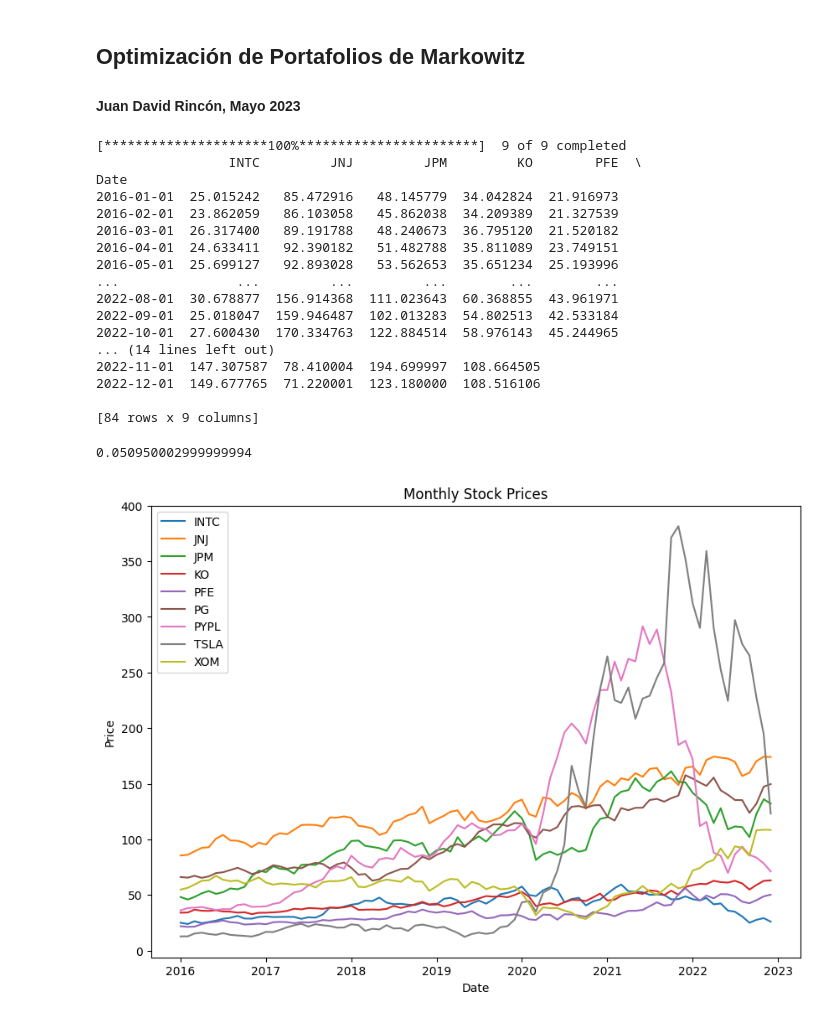
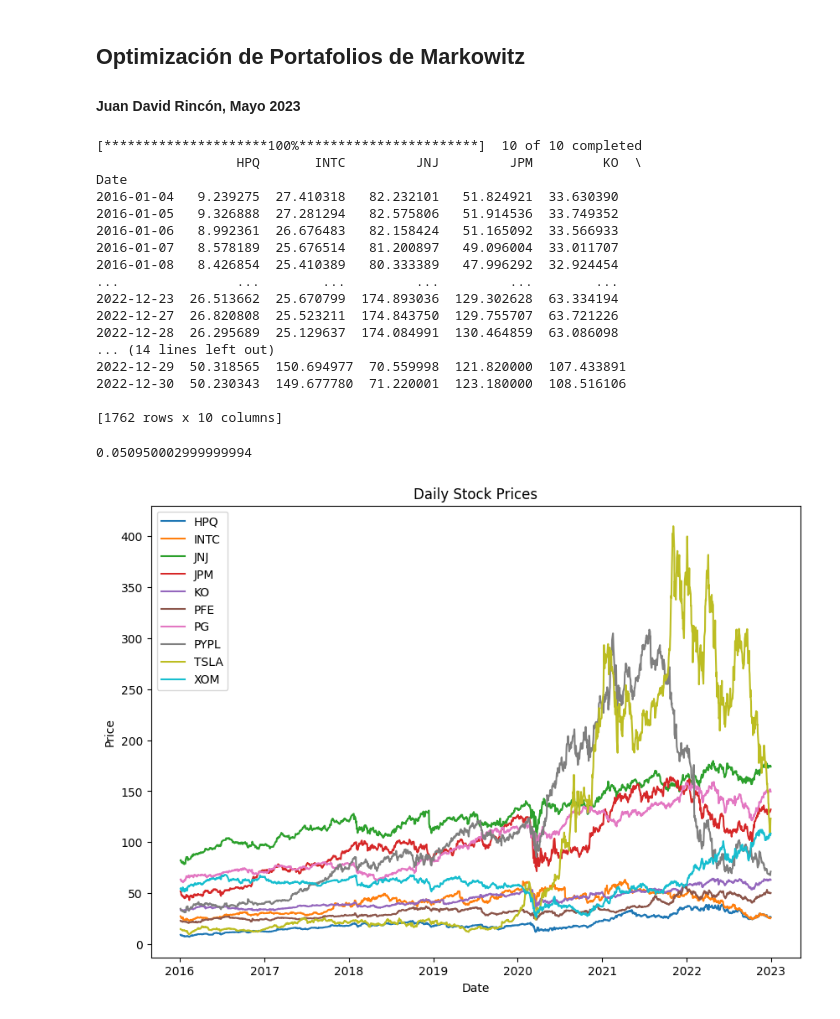
Before and after one commit to JuanDavidR24/Finanzas, a Jupyter notebook: Optimización de Portafolios de Markowitz.ipynb, the cells around one changed output. Saved outputs shown, nothing was run; the diff lists cells and outputs as text; code cells hidden in the pictures.

```diff
--- a/Optimización de Portafolios de Markowitz.ipynb
+++ b/Optimización de Portafolios de Markowitz.ipynb
@@ -11,7 +11,7 @@ import random
 import scipy
 # %%
 # Parámetros iniciales.
-stocks = ["INTC", "JNJ", "JPM", "KO", "PFE", "PG", "PYPL", "TSLA", "XOM"]
+stocks = ["HPQ", "INTC", "JNJ", "JPM", "KO", "PFE", "PG", "PYPL", "TSLA", "XOM"]
 start_date = "2016-01-01"
 end_date = "2022-12-31"
 risk_free_ticker = "^IRX"
@@ -19,26 +19,26 @@ num_assets = len(stocks)
 numberSim = 25000
 # %%
 # Extraer datos activos.
-prices_df = yf.download(stocks, start=start_date, end=end_date, interval="1Mo")['Adj Close']
+prices_df = yf.download(stocks, start=start_date, end=end_date)['Adj Close']
 print(prices_df)
 # %% [output]
-[*********************100%***********************]  9 of 9 completed
-                 INTC         JNJ         JPM         KO        PFE  \
+[*********************100%***********************]  10 of 10 completed
+                  HPQ       INTC         JNJ         JPM         KO  \
 Date
-2016-01-01  25.015242   85.472916   48.145779  34.042824  21.916973
-2016-02-01  23.862059   86.103058   45.862038  34.209389  21.327539
-2016-03-01  26.317400   89.191788   48.240673  36.795120  21.520182
-2016-04-01  24.633411   92.390182   51.482788  35.811089  23.749151
-2016-05-01  25.699127   92.893028   53.562653  35.651234  25.193996
-...               ...         ...         ...        ...        ...
-2022-08-01  30.678877  156.914368  111.023643  60.368855  43.961971
-2022-09-01  25.018047  159.946487  102.013283  54.802513  42.533184
-2022-10-01  27.600430  170.334763  122.884514  58.976143  45.244965
+2016-01-04   9.239275  27.410318   82.232101   51.824921  33.630390
+2016-01-05   9.326888  27.281294   82.575806   51.914536  33.749352
+2016-01-06   8.992361  26.676483   82.158424   51.165092  33.566933
+2016-01-07   8.578189  25.676514   81.200897   49.096004  33.011707
+2016-01-08   8.426854  25.410389   80.333389   47.996292  32.924454
+...               ...        ...         ...         ...        ...
+2022-12-23  26.513662  25.670799  174.893036  129.302628  63.334194
+2022-12-27  26.820808  25.523211  174.843750  129.755707  63.721226
+2022-12-28  26.295689  25.129637  174.084991  130.464859  63.086098
 ... (14 lines left out)
-2022-11-01  147.307587  78.410004  194.699997  108.664505
-2022-12-01  149.677765  71.220001  123.180000  108.516106
+2022-12-29  50.318565  150.694977  70.559998  121.820000  107.433891
+2022-12-30  50.230343  149.677780  71.220001  123.180000  108.516106
 
-[84 rows x 9 columns]
+[1762 rows x 10 columns]
 # %%
 # Extraer tasa libre de riesgo.
 risk_free = yf.Ticker(risk_free_ticker).info["regularMarketPreviousClose"]
@@ -49,16 +49,16 @@ print(risk_free)
 # %%
 # Gráfica precios.
 plt.figure(figsize=(10,7))
 
 for i in range(num_assets):
   plt.plot(prices_df.iloc[:,i], label = f"{stocks[i]}")
 
-plt.title('Monthly Stock Prices')
+plt.title('Daily Stock Prices')
 plt.xlabel('Date')
 plt.ylabel('Price')
 
 plt.legend()
 plt.show()
 # %% [output]
-[figure, old version]
+[figure, new version]
 # %%
```
Also changed, not shown: parts of 12 cells of this notebook.
